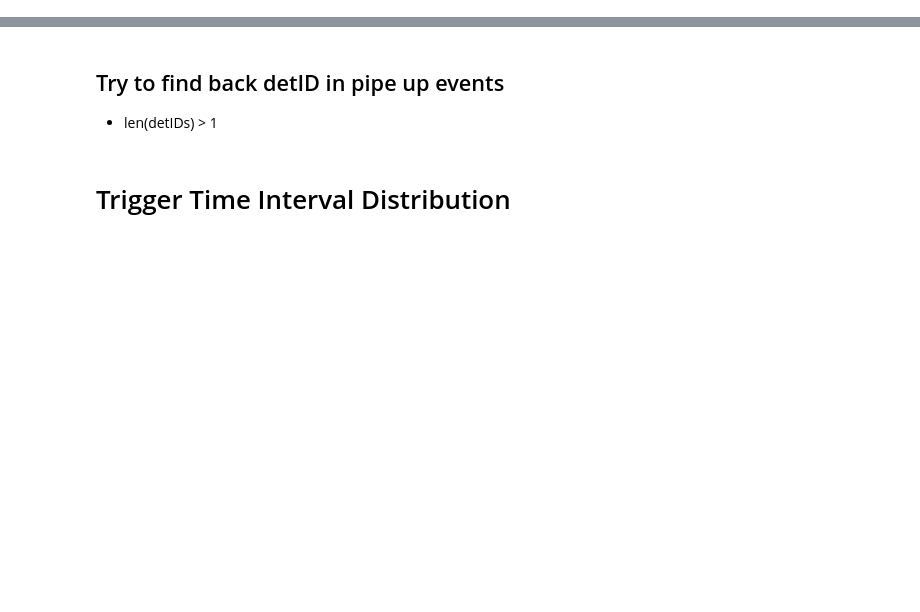
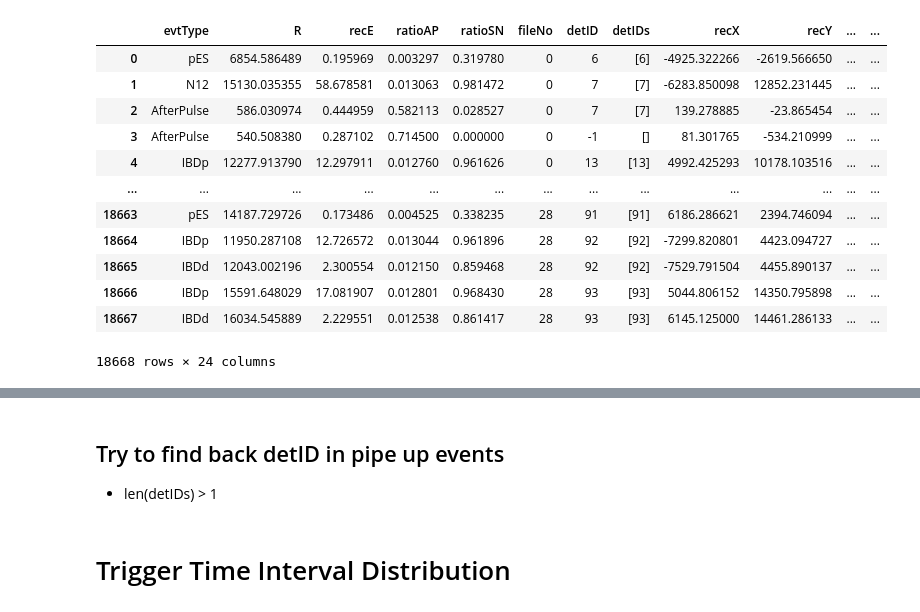
Before and after one commit to jack595/sk_DSNB, a Jupyter notebook: PSD_Supernova/code/PromptDelayedSignalSelection/IBDSelectionResult.ipynb, the cells around one changed output, grey strips where cells are left out. Saved outputs shown, nothing was run; the diff lists cells and outputs as text; code cells hidden in the pictures; blank space fills up the shorter version.

```diff
--- a/PSD_Supernova/code/PromptDelayedSignalSelection/IBDSelectionResult.ipynb
+++ b/PSD_Supernova/code/PromptDelayedSignalSelection/IBDSelectionResult.ipynb
@@ -10,11 +10,38 @@ from IPython.display import display
 sys.path.append("/afs/ihep.ac.cn/users/l/luoxj/root_tool/python_script/")
 # %%
 from LoadMultiFiles import LoadOneFileUproot
-dir_map = LoadOneFileUproot("/afs/ihep.ac.cn/users/l/luoxj/PSD_Supernova/myJUNOCommon/share/tag_event/root/sn_tag_0.root",
-                            name_branch="evtTruth", return_list=False)
-dir_AP = LoadOneFileUproot("/afs/ihep.ac.cn/users/l/luoxj/PSD_Supernova/AfterPulsePrediction/root/TagAfterPulse_0.root",
-                            name_branch="AfterPulseTag", return_list=False)
-dir_PSD = LoadOneFileUproot("/afs/ihep.ac.cn/users/l/luoxj/PSD_Supernova/myJUNOCommon/share/PSD/root/user_PSD_0_SN.root",
-                           name_branch="PSD", return_list=False)
-dir_IBD = LoadOneFileUproot("/afs/ihep.ac.cn/users/l/luoxj/PSD_Supernova/code/PromptDelayedSignalSelection/root_PromptDelayedSelection/IBD_0_optimized.root",
-                            name_branch="IBDSelection", return_list=False)
+from ConcanatePreviousPrediction import GetSelectedDataframe
+import seaborn as sns
+import pandas as pd
+fileID = 0
+path_evtTruth=f"/afs/ihep.ac.cn/users/l/luoxj/PSD_Supernova/myJUNOCommon/share/tag_event/root/sn_tag_{fileID}.root"
+path_AP=f"/afs/ihep.ac.cn/users/l/luoxj/PSD_Supernova/AfterPulsePrediction/root/TagAfterPulse_{fileID}.root"
+path_PSD=f"/afs/ihep.ac.cn/users/l/luoxj/PSD_Supernova/myJUNOCommon/share/PSD/root/user_PSD_{fileID}_SN.root"
+path_IBD=f"/afs/ihep.ac.cn/users/l/luoxj/PSD_Supernova/code/PromptDelayedSignalSelection/root_PromptDelayedSelection/IBD_{fileID}_optimized.root"
+path_CC=f"/afs/ihep.ac.cn/users/l/luoxj/PSD_Supernova/code/PromptDelayedSignalSelection/root_PromptDelayedSelection/CC_{fileID}_optimized.root"
+path_Singles = f"/afs/ihep.ac.cn/users/l/luoxj/PSD_Supernova/code/PromptDelayedSignalSelection/OptimizeIsolationCut/root/Isolation_0_IsolationCriteria_3m_1.0ms.root"
+R_FV_cut = 17
+df_map = GetSelectedDataframe(path_evtTruth=path_evtTruth,
+                              path_IBD=path_IBD,
+                              path_AP=path_AP,
+                              path_PSD=path_PSD,
+                              path_CC=path_CC,
+                              path_Singles=path_Singles,
+                              inf_from_evtType=["evtType", "R", "recE", "ratioAP", "ratioSN", "fileNo","detID", "detIDs",
+                                                "recX", "recY", "recZ","TriggerTime","TriggerTimeInterval","evtID"],
+                              load_isolationResult=True)
+df_map
+# %% [output]
+|  | evtType | R | recE | ratioAP | ratioSN | fileNo | detID | detIDs | recX | recY | ... | ... |
+| 0 | pES | 6854.586489 | 0.195969 | 0.003297 | 0.319780 | 0 | 6 | [6] | -4925.322266 | -2619.566650 | ... | ... |
+| 1 | N12 | 15130.035355 | 58.678581 | 0.013063 | 0.981472 | 0 | 7 | [7] | -6283.850098 | 12852.231445 | ... | ... |
+| 2 | AfterPulse | 586.030974 | 0.444959 | 0.582113 | 0.028527 | 0 | 7 | [7] | 139.278885 | -23.865454 | ... | ... |
+| 3 | AfterPulse | 540.508380 | 0.287102 | 0.714500 | 0.000000 | 0 | -1 | [] | 81.301765 | -534.210999 | ... | ... |
+| 4 | IBDp | 12277.913790 | 12.297911 | 0.012760 | 0.961626 | 0 | 13 | [13] | 4992.425293 | 10178.103516 | ... | ... |
+| ... | ... | ... | ... | ... | ... | ... | ... | ... | ... | ... | ... | ... |
+| 18663 | pES | 14187.729726 | 0.173486 | 0.004525 | 0.338235 | 28 | 91 | [91] | 6186.286621 | 2394.746094 | ... | ... |
+| 18664 | IBDp | 11950.287108 | 12.726572 | 0.013044 | 0.961896 | 28 | 92 | [92] | -7299.820801 | 4423.094727 | ... | ... |
+| 18665 | IBDd | 12043.002196 | 2.300554 | 0.012150 | 0.859468 | 28 | 92 | [92] | -7529.791504 | 4455.890137 | ... | ... |
+| 18666 | IBDp | 15591.648029 | 17.081907 | 0.012801 | 0.968430 | 28 | 93 | [93] | 5044.806152 | 14350.795898 | ... | ... |
+| 18667 | IBDd | 16034.545889 | 2.229551 | 0.012538 | 0.861417 | 28 | 93 | [93] | 6145.125000 | 14461.286133 | ... | ... |
+18668 rows × 24 columns
```
Also changed, not shown: parts of 25 cells of this notebook, 31 other files.
